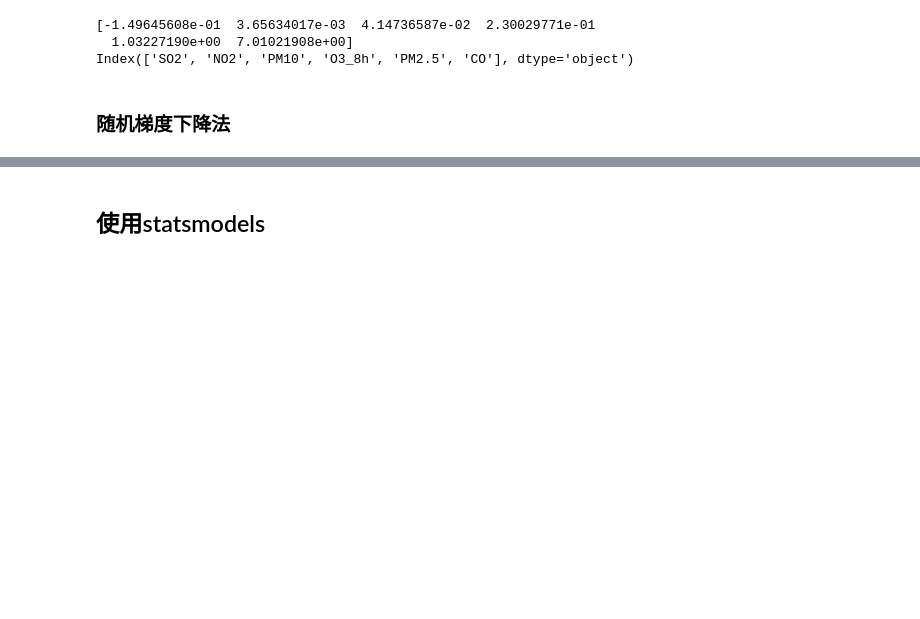
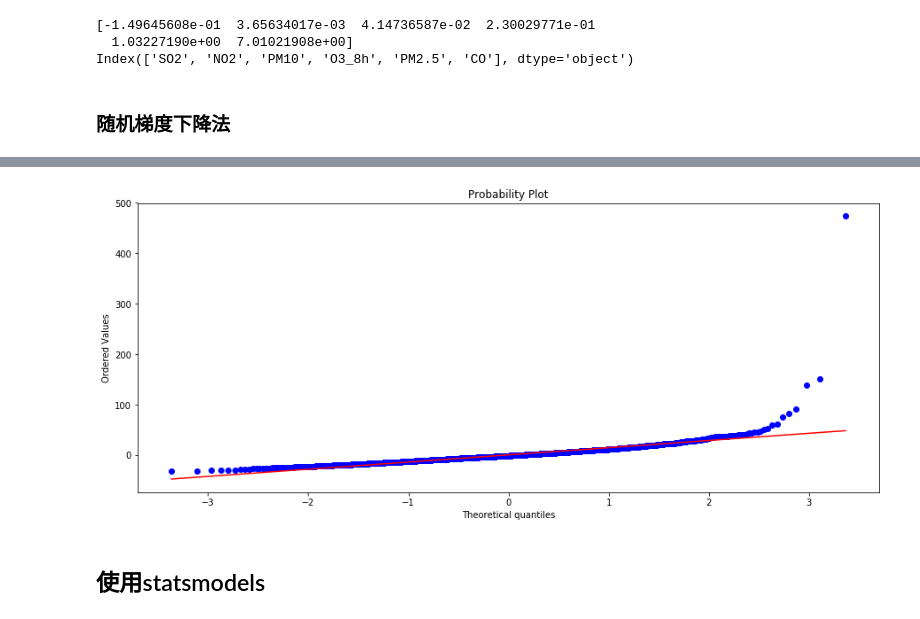
Before and after one commit to aimar112982/AQIstudy-1, a Jupyter notebook: AQI_analysis/LinRegforAQI.ipynb, the cells around one changed output, grey strips where cells are left out. Saved outputs shown, nothing was run; the diff lists cells and outputs as text; code cells hidden in the pictures; blank space fills up the shorter version.

```diff
--- a/AQI_analysis/LinRegforAQI.ipynb
+++ b/AQI_analysis/LinRegforAQI.ipynb
@@ -229,3 +263,11 @@ sgd_reg.score(X_test_sca, y_test)
+# %%
+from scipy.stats import probplot
+
+plt.figure(figsize=(15,6))
+probplot(e, dist='norm', plot=plt)
+plt.show()
+# %% [output]
+[figure, added]
 # %% [markdown]
 ## 使用statsmodels
 # %%
```
Also changed, not shown: parts of 5 cells of this notebook, 2 other files.
